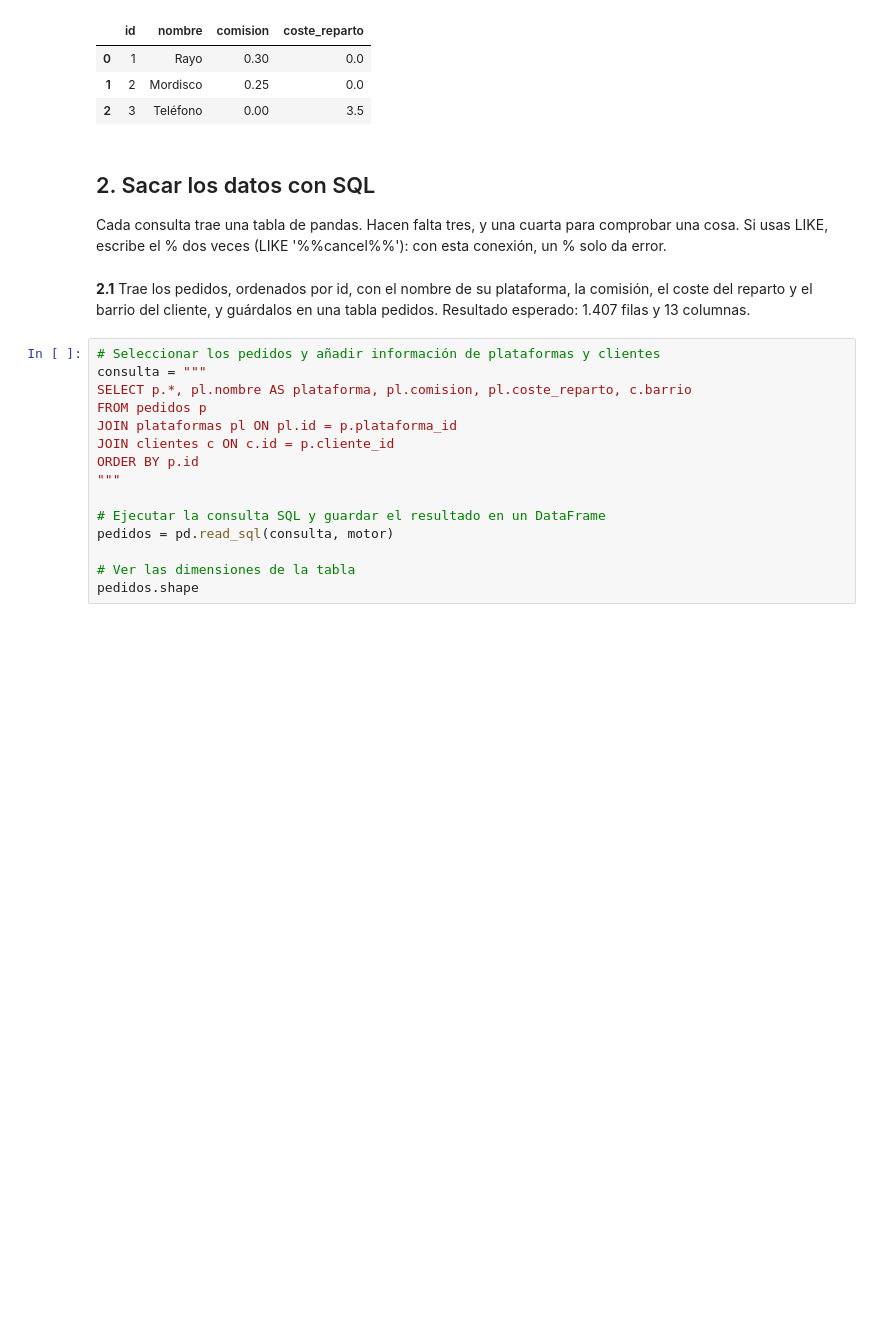
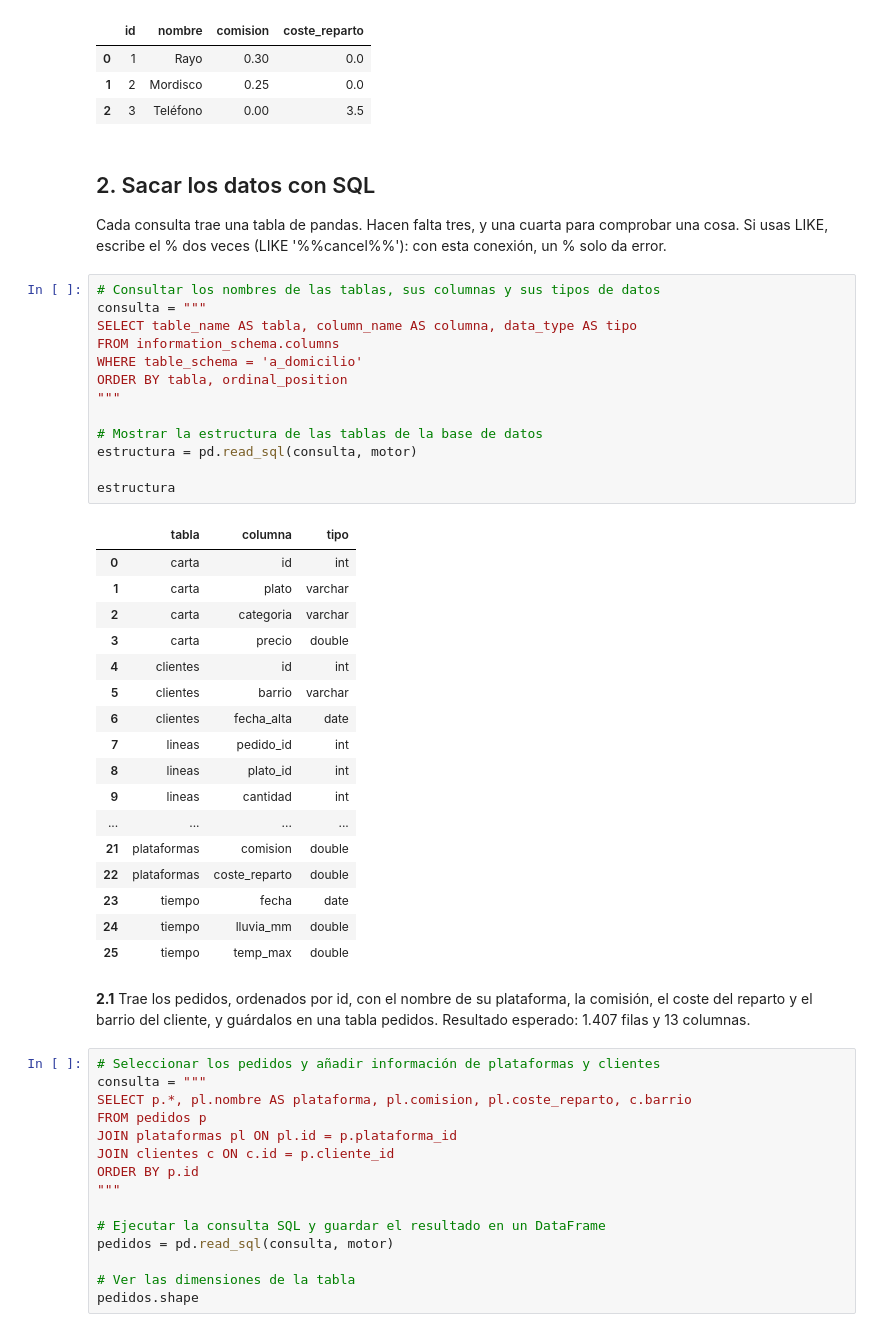
Before and after one commit to eripinor/practica_domicilio, a Jupyter notebook: a_domicilio.ipynb, the cells around one changed output. Drawn from its saved outputs; the diff is of its cells as text; blank space fills up the shorter version.

```diff
--- a/a_domicilio.ipynb
+++ b/a_domicilio.ipynb
@@ -119,6 +119,37 @@ plataformas
 ## 2. Sacar los datos con SQL
 
 Cada consulta trae una tabla de pandas. Hacen falta tres, y una cuarta para comprobar una cosa. Si usas LIKE, escribe el % dos veces (LIKE '%%cancel%%'): con esta conexión, un % solo da error.
+# %%
+# Consultar los nombres de las tablas, sus columnas y sus tipos de datos
+consulta = """
+SELECT table_name AS tabla, column_name AS columna, data_type AS tipo
+FROM information_schema.columns
+WHERE table_schema = 'a_domicilio'
+ORDER BY tabla, ordinal_position
+"""
+
+# Mostrar la estructura de las tablas de la base de datos
+estructura = pd.read_sql(consulta, motor)
+
+estructura
+# %% [output]
+|  | tabla | columna | tipo |
+| 0 | carta | id | int |
+| 1 | carta | plato | varchar |
+| 2 | carta | categoria | varchar |
+| 3 | carta | precio | double |
+| 4 | clientes | id | int |
+| 5 | clientes | barrio | varchar |
+| 6 | clientes | fecha_alta | date |
+| 7 | lineas | pedido_id | int |
+| 8 | lineas | plato_id | int |
+| 9 | lineas | cantidad | int |
+| ... | ... | ... | ... |
+| 21 | plataformas | comision | double |
+| 22 | plataformas | coste_reparto | double |
+| 23 | tiempo | fecha | date |
+| 24 | tiempo | lluvia_mm | double |
+| 25 | tiempo | temp_max | double |
 # %% [markdown]
 **2.1** Trae los pedidos, ordenados por id, con el nombre de su plataforma, la comisión, el coste del reparto y el barrio del cliente, y guárdalos en una tabla pedidos. Resultado esperado: 1.407 filas y 13 columnas.
 # %%
```
Also changed, not shown: parts of 7 cells of this notebook.
